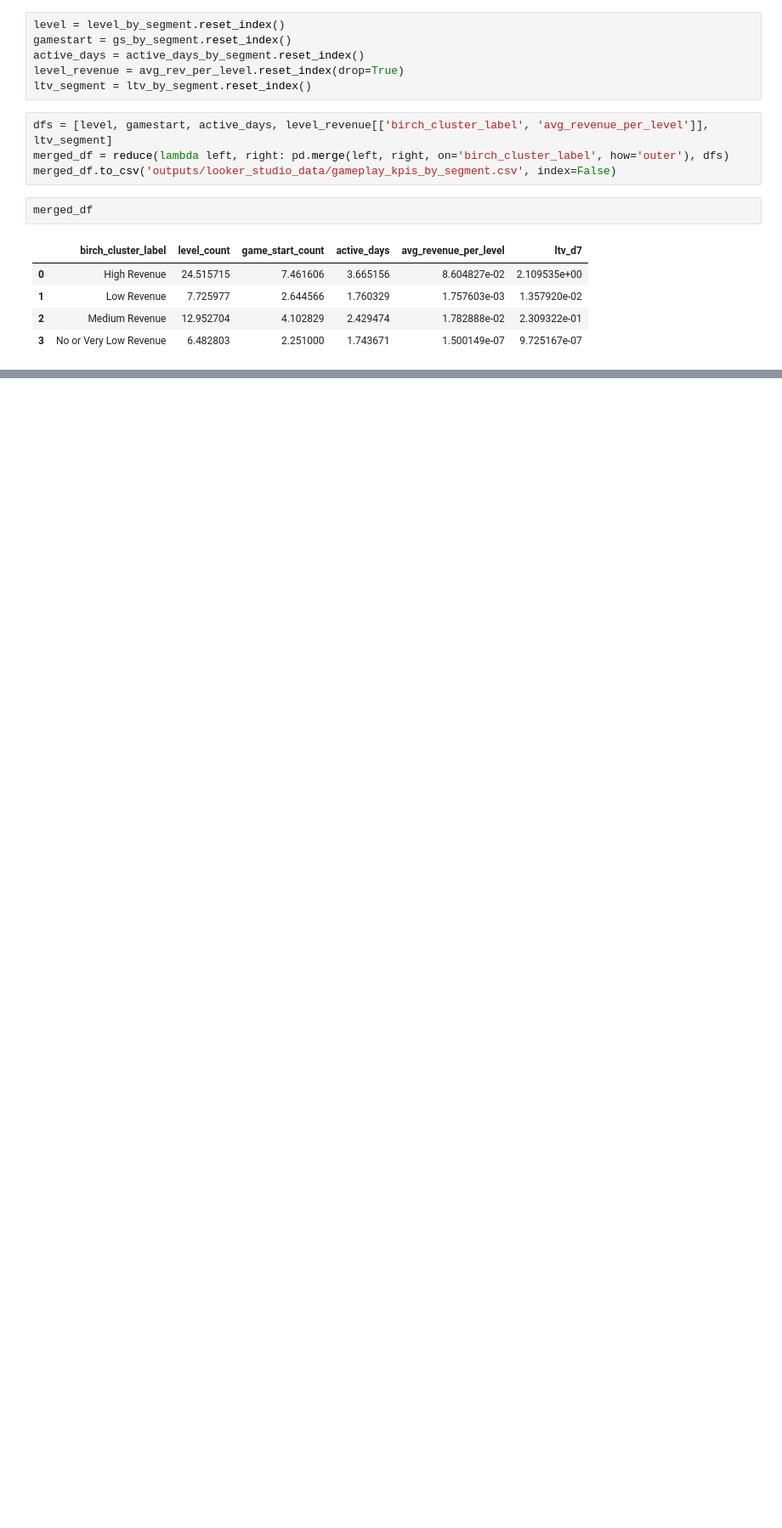
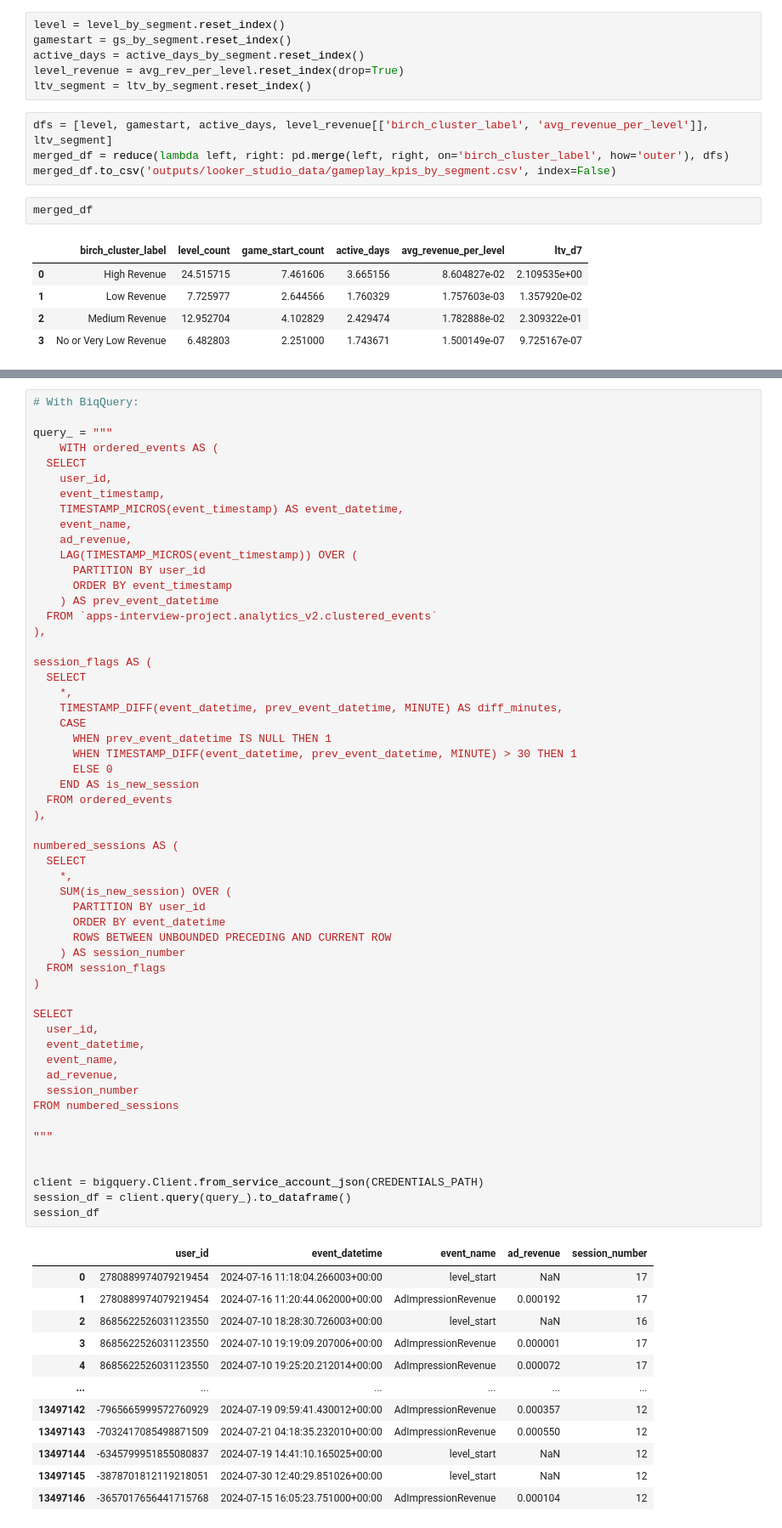
Before and after one commit to ecesuolgunkesici/player-revenue-prediction, a Jupyter notebook: player_revenue_prediction.ipynb, the cells around one changed output, grey strips where cells are left out. Shown: that part at 85% size. Saved outputs shown, nothing was run; the diff lists cells and outputs as text; blank space fills up the shorter version.

Commit message:
feat: added session calculation

```diff
--- a/player_revenue_prediction.ipynb
+++ b/player_revenue_prediction.ipynb
@@ -699,0 +717,68 @@ merged_df
+# %%
+# With BiqQuery:
+
+query_ = """
+    WITH ordered_events AS (
+  SELECT
+    user_id,
+    event_timestamp,
+    TIMESTAMP_MICROS(event_timestamp) AS event_datetime,
+    event_name,
+    ad_revenue,
+    LAG(TIMESTAMP_MICROS(event_timestamp)) OVER (
+      PARTITION BY user_id
+      ORDER BY event_timestamp
+    ) AS prev_event_datetime
+  FROM `apps-interview-project.analytics_v2.clustered_events`
+),
+
+session_flags AS (
+  SELECT
+    *,
+    TIMESTAMP_DIFF(event_datetime, prev_event_datetime, MINUTE) AS diff_minutes,
+    CASE
+      WHEN prev_event_datetime IS NULL THEN 1
+      WHEN TIMESTAMP_DIFF(event_datetime, prev_event_datetime, MINUTE) > 30 THEN 1
+      ELSE 0
+    END AS is_new_session
+  FROM ordered_events
+),
+
+numbered_sessions AS (
+  SELECT
+    *,
+    SUM(is_new_session) OVER (
+      PARTITION BY user_id
+      ORDER BY event_datetime
+      ROWS BETWEEN UNBOUNDED PRECEDING AND CURRENT ROW
+    ) AS session_number
+  FROM session_flags
+)
+
+SELECT
+  user_id,
+  event_datetime,
+  event_name,
+  ad_revenue,
+  session_number
+FROM numbered_sessions
+
+"""
+
+
+client = bigquery.Client.from_service_account_json(CREDENTIALS_PATH)
+session_df = client.query(query_).to_dataframe()
+session_df
+# %% [output]
+|  | user_id | event_datetime | event_name | ad_revenue | session_number |
+| 0 | 2780889974079219454 | 2024-07-16 11:18:04.266003+00:00 | level_start | NaN | 17 |
+| 1 | 2780889974079219454 | 2024-07-16 11:20:44.062000+00:00 | AdImpressionRevenue | 0.000192 | 17 |
+| 2 | 8685622526031123550 | 2024-07-10 18:28:30.726003+00:00 | level_start | NaN | 16 |
+| 3 | 8685622526031123550 | 2024-07-10 19:19:09.207006+00:00 | AdImpressionRevenue | 0.000001 | 17 |
+| 4 | 8685622526031123550 | 2024-07-10 19:25:20.212014+00:00 | AdImpressionRevenue | 0.000072 | 17 |
+| ... | ... | ... | ... | ... | ... |
+| 13497142 | -7965665999572760929 | 2024-07-19 09:59:41.430012+00:00 | AdImpressionRevenue | 0.000357 | 12 |
+| 13497143 | -7032417085498871509 | 2024-07-21 04:18:35.232010+00:00 | AdImpressionRevenue | 0.000550 | 12 |
+| 13497144 | -6345799951855080837 | 2024-07-19 14:41:10.165025+00:00 | level_start | NaN | 12 |
+| 13497145 | -3878701812119218051 | 2024-07-30 12:40:29.851026+00:00 | level_start | NaN | 12 |
+| 13497146 | -3657017656441715768 | 2024-07-15 16:05:23.751000+00:00 | AdImpressionRevenue | 0.000104 | 12 |
```
Also changed, not shown: parts of 3 cells of this notebook.
